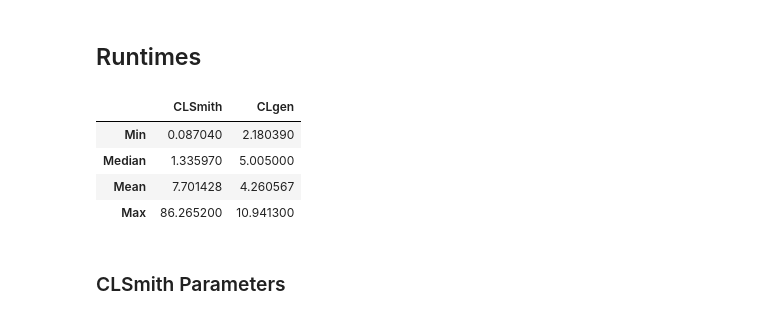
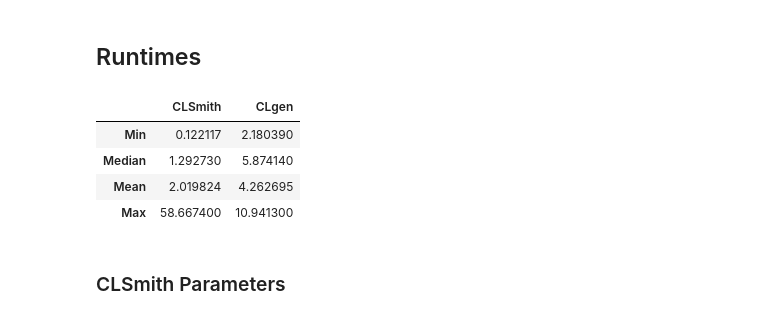
Before and after one commit to ChrisCummins/phd, a Jupyter notebook: difftest/Difftest Results.ipynb, the cells around one changed output. Saved outputs shown, nothing was run; the diff lists cells and outputs as text; code cells hidden in the pictures.

```diff
--- a/difftest/Difftest Results.ipynb
+++ b/difftest/Difftest Results.ipynb
@@ -78,21 +67,21 @@ pd.DataFrame(testbeds, columns=[
 ## Runtimes
 # %%
 import numpy as np
-clsmith_runtimes = np.array(session.query(CLSmithResult.runtime).all())
-clgen_runtimes = np.array(session.query(CLgenResult.runtime).all())
+clsmith_runtimes = np.array(session.query(CLSmithResult.runtime).filter(CLSmithResult.status == 0).all())
+clgen_runtimes = np.array(session.query(CLgenResult.runtime).filter(CLgenResult.status == 0).all())
 
 pd.DataFrame([
     (clsmith_runtimes.min(), clgen_runtimes.min()),
     (np.median(clsmith_runtimes), np.median(clgen_runtimes)),
     (clsmith_runtimes.mean(), clgen_runtimes.mean()),
     (clsmith_runtimes.max(), clgen_runtimes.max()),
 ], index=["Min", "Median", "Mean", "Max"], columns=["CLSmith", "CLgen"])
 # %% [output]
 |  | CLSmith | CLgen |
-| Min | 0.087040 | 2.180390 |
-| Median | 1.335970 | 5.005000 |
-| Mean | 7.701428 | 4.260567 |
-| Max | 86.265200 | 10.941300 |
+| Min | 0.122117 | 2.180390 |
+| Median | 1.292730 | 5.874140 |
+| Mean | 2.019824 | 4.262695 |
+| Max | 58.667400 | 10.941300 |
 # %% [markdown]
 ### CLSmith Parameters
 # %%
```
Also changed, not shown: parts of 7 cells of this notebook, 1 other file.
